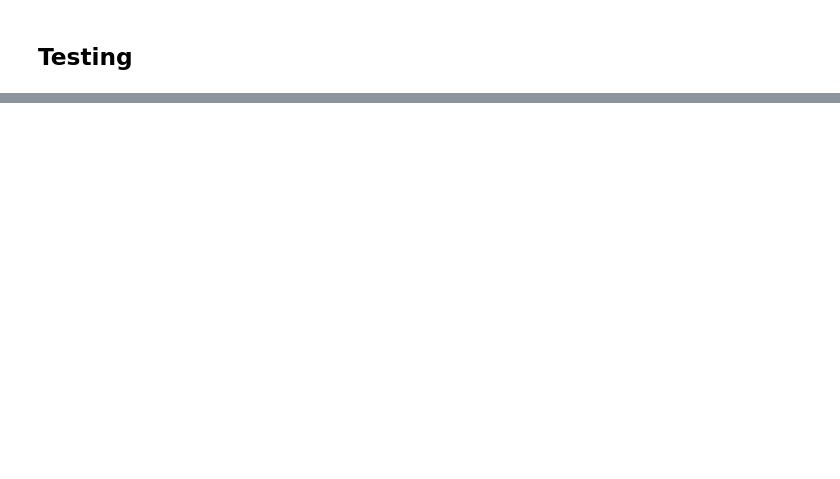
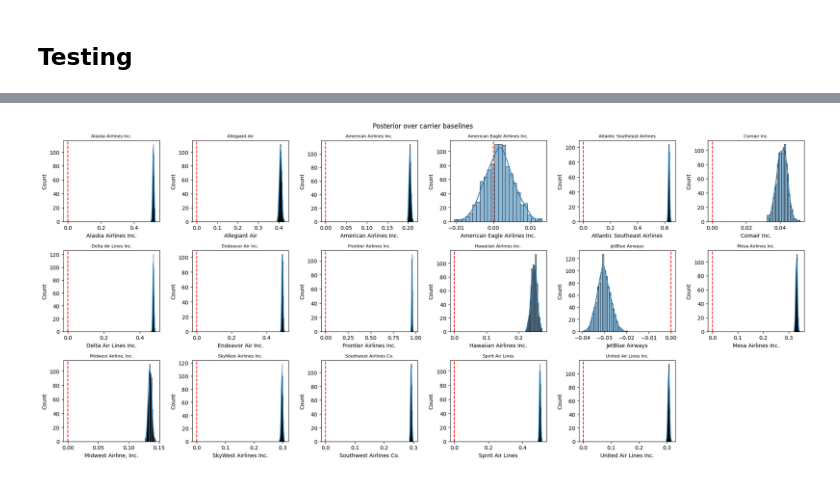
Before and after one commit to mariatmvendas/mbml_project, a Jupyter notebook: notebook.ipynb, the cells around one changed output, grey strips where cells are left out. Saved outputs shown, nothing was run; the diff lists cells and outputs as text; code cells hidden in the pictures; blank space fills up the shorter version.

```diff
--- a/notebook.ipynb
+++ b/notebook.ipynb
@@ -906,0 +1278,85 @@ weighted avg       0.76      0.81      0.73   1946719
+# %%
+# ── carrier baselines ──
+alpha_df = pd.DataFrame(alpha_carrier_samples, columns=carrier_categories.tolist())
+n_cols = len(carrier_categories)
+n_rows = (n_cols + 5) // 6
+fig, axes = plt.subplots(n_rows, 6, figsize=(20, n_rows*3))
+axes = axes.flatten()
+for i, col in enumerate(alpha_df.columns):
+    sns.histplot(alpha_df[col], ax=axes[i], kde=True)
+    axes[i].axvline(0, color="red", linestyle="--")
+    axes[i].set_title(col, fontsize=8)
+for j in range(i+1, len(axes)):
+    axes[j].set_visible(False)
+plt.suptitle("Posterior over carrier baselines")
+plt.tight_layout()
+plt.show()
+
+# ── w_dep and hyperpriors ──
+fig, axes = plt.subplots(1, 3, figsize=(14, 4))
+for ax, samples, name in zip(axes,
+                              [w_dep_samples, mu_alpha_samples, sigma_alpha_samples],
+                              ["w_dep", "mu_alpha", "sigma_alpha"]):
+    sns.histplot(samples, ax=ax, kde=True)
+    ax.axvline(0, color="red", linestyle="--")
+    ax.set_title(name)
+plt.suptitle("Posterior over stress parameters and hyperpriors")
+plt.tight_layout()
+plt.show()
+
+# ── delay weights — rain and wind ──
+fig, axes = plt.subplots(1, 2, figsize=(10, 4))
+for i, (name, idx) in enumerate([("rain", 0), ("wind", 1)]):
+    sns.histplot(beta_samples[:, idx], ax=axes[i], kde=True)
+    axes[i].axvline(0, color="red", linestyle="--")
+    axes[i].set_title(f"beta — {name}")
+plt.suptitle("Posterior over weather weights")
+plt.tight_layout()
+plt.show()
+
+# ── departure block weights ──
+dept_df = pd.DataFrame(beta_samples[:, n_weather:n_weather+n_dept], columns=dpt_columns_model)
+n_cols = len(dpt_columns_model)
+n_rows = (n_cols + 5) // 6
+fig, axes = plt.subplots(n_rows, 6, figsize=(20, n_rows*3))
+axes = axes.flatten()
+for i, col in enumerate(dept_df.columns):
+    sns.histplot(dept_df[col], ax=axes[i], kde=True)
+    axes[i].axvline(0, color="red", linestyle="--")
+    axes[i].set_title(col, fontsize=8)
+for j in range(i+1, len(axes)):
+    axes[j].set_visible(False)
+plt.suptitle("Posterior over departure block weights")
+plt.tight_layout()
+plt.show()
+
+# ── month weights ──
+month_df = pd.DataFrame(beta_samples[:, n_weather+n_dept:n_weather+n_dept+n_month],
+                         columns=month_columns_model)
+n_cols = len(month_columns_model)
+n_rows = (n_cols + 5) // 6
+fig, axes = plt.subplots(n_rows, 6, figsize=(20, n_rows*3))
+axes = axes.flatten()
+for i, col in enumerate(month_df.columns):
+    sns.histplot(month_df[col], ax=axes[i], kde=True)
+    axes[i].axvline(0, color="red", linestyle="--")
+    axes[i].set_title(col, fontsize=8)
+for j in range(i+1, len(axes)):
+    axes[j].set_visible(False)
+plt.suptitle("Posterior over month weights")
+plt.tight_layout()
+plt.show()
+
+# ── stress and bias ──
+fig, axes = plt.subplots(1, 2, figsize=(10, 4))
+sns.histplot(beta_samples[:, -1], ax=axes[0], kde=True)
+axes[0].axvline(0, color="red", linestyle="--")
+axes[0].set_title("beta — stress")
+sns.histplot(bias_samples, ax=axes[1], kde=True)
+axes[1].axvline(0, color="red", linestyle="--")
+axes[1].set_title("bias")
+plt.suptitle("Posterior over stress and bias")
+plt.tight_layout()
+plt.show()
+# %% [output]
+[figure, added]
```
Also changed, not shown: parts of 74 cells of this notebook.
